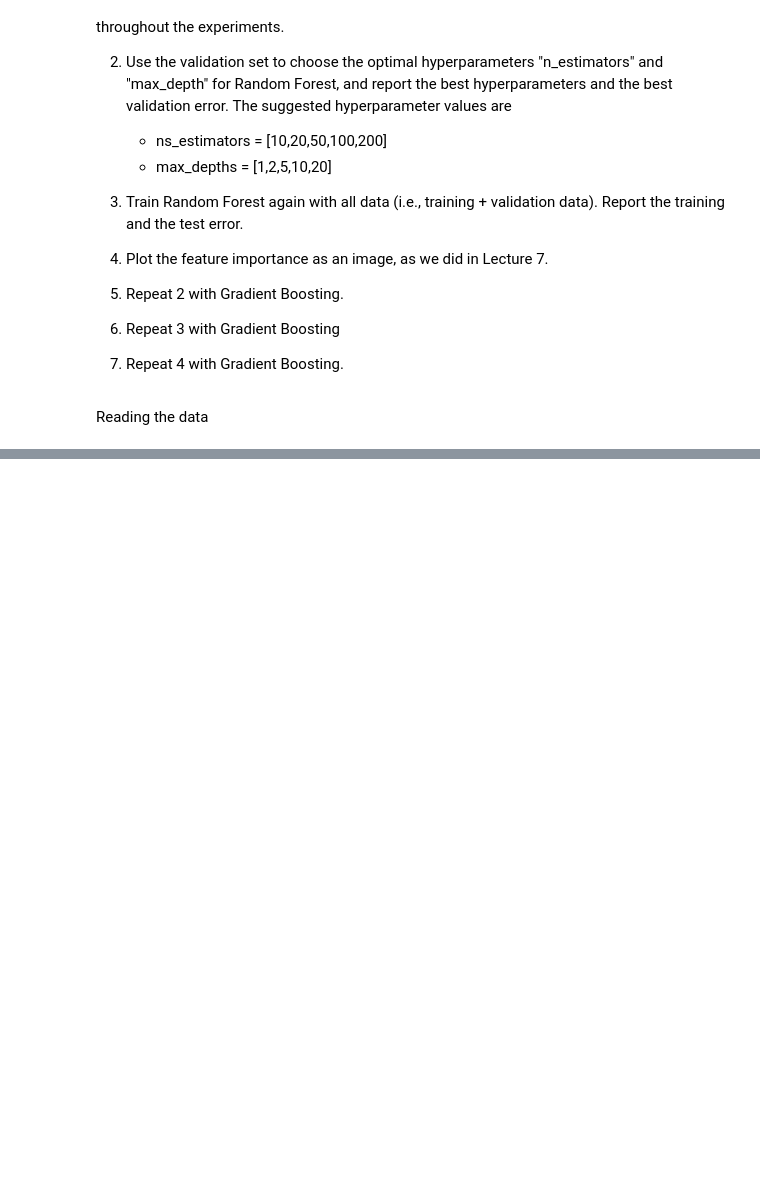
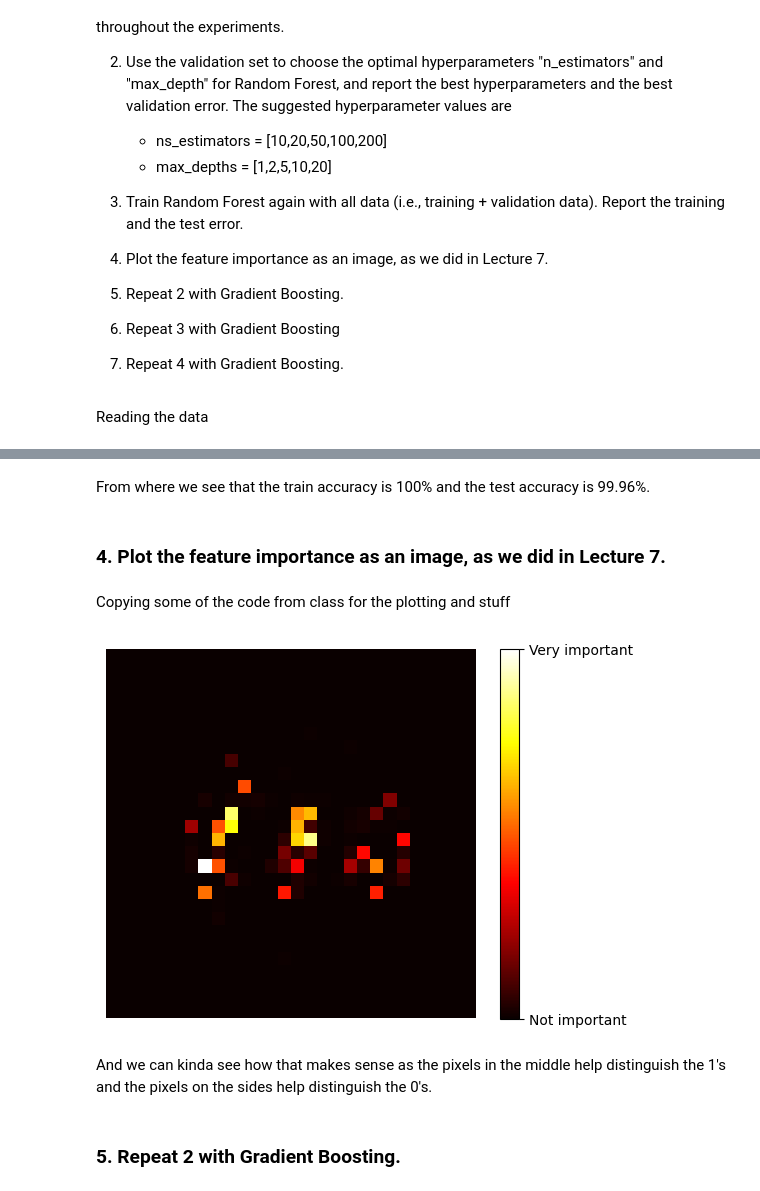
Before and after one commit to sergiogyoz/Machine-Learning, a Jupyter notebook: HWs/HW6-7_Sergio_Villamarin.ipynb, the cells around one changed output, grey strips where cells are left out. Drawn from its saved outputs; the diff is of its cells as text; code cells hidden in the pictures; blank space fills up the shorter version.

```diff
--- a/HWs/HW6-7_Sergio_Villamarin.ipynb
+++ b/HWs/HW6-7_Sergio_Villamarin.ipynb
@@ -222,0 +212,25 @@ Which yields a $100\%$ train score (or $0\%$ error) and a $96.94\%$ test score (
+# %% [markdown]
+From where we see that the train accuracy is 100% and the test accuracy is 99.96%.
+# %% [markdown]
+### 4. Plot the feature importance as an image, as we did in Lecture 7.
+# %% [markdown]
+Copying some of the code from class for the plotting and stuff
+# %%
+def plot_digit(data):
+    image = data.reshape(28, 28)
+    plt.imshow(image, cmap = mpl.cm.hot,
+               interpolation="nearest")
+    plt.axis("off")
+
+plot_digit(forest_clf.feature_importances_)
+
+cbar = plt.colorbar(ticks=[forest_clf.feature_importances_.min(), forest_clf.feature_importances_.max()])
+cbar.ax.set_yticklabels(['Not important', 'Very important'])
+
+plt.show()
+# %% [output]
+[figure, added]
+# %% [markdown]
+And we can kinda see how that makes sense as the pixels in the middle help distinguish the 1's and the pixels on the sides help distinguish the 0's.
+# %% [markdown]
+### 5. Repeat 2 with Gradient Boosting.
```
Also changed, not shown: parts of 55 cells of this notebook, 2 other files.
